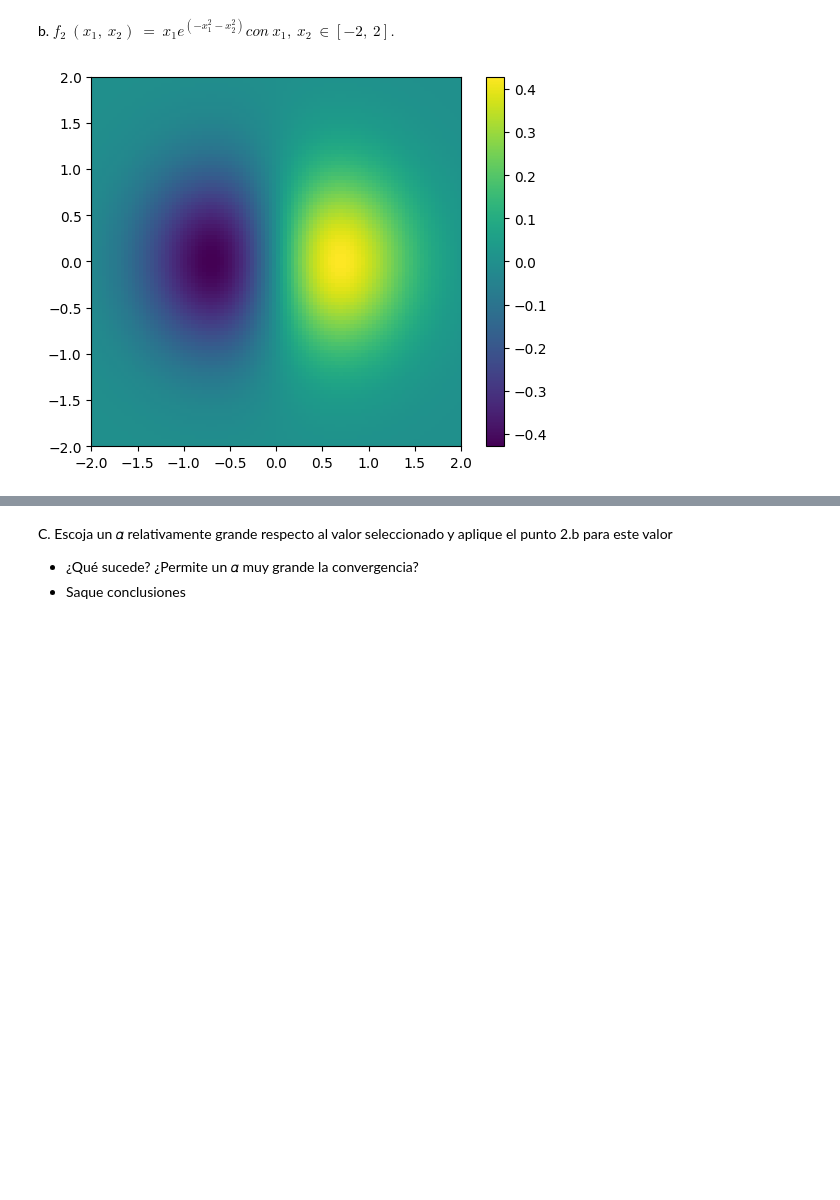
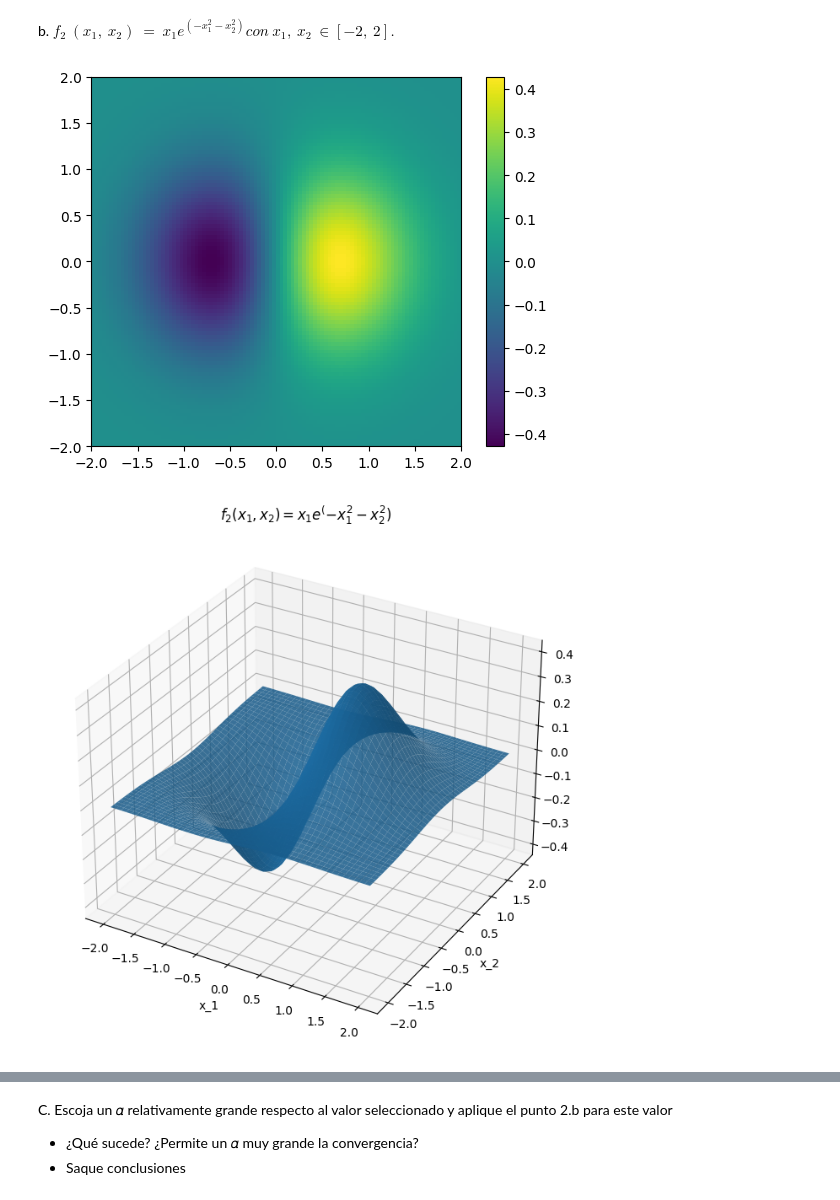
Before and after one commit to MAU143429/IA-Laboratorios, a Jupyter notebook: Laboratorio_Descenso_del_Gradiente.ipynb, the cells around one changed output, grey strips where cells are left out. Cells and saved outputs as stored; diff of their text form; code cells hidden in the pictures; blank space fills up the shorter version.

```diff
--- a/Laboratorio_Descenso_del_Gradiente.ipynb
+++ b/Laboratorio_Descenso_del_Gradiente.ipynb
@@ -28,15 +56,24 @@ b. $f_2\:\left(x_1,\:x_2\right)\:=\:x_1𝑒^{\left(−x_1^2−x_2^2\right)}con\:
 # %%
 x1 = np.linspace(-2, 2, 100)
 x2 = np.linspace(-2, 2, 100)
 X1, X2 = np.meshgrid(x1, x2)
 
 Z = X1 * np.exp(-X1**2 - X2**2)
 
 plt.imshow(Z, cmap='viridis', extent=[-2, 2, -2, 2])
 plt.colorbar()
 plt.show()
+
+x1_range = np.linspace(-2, 2)
+x2_range = np.linspace(-2, 2)
+
+def f2_function(x1: np.ndarray, x2: np.ndarray):
+  return x1 * np.exp(-x1**2 - x2**2)
+
+plot_meshgrid(f2_function, x1_range, x2_range, "$f_2(x_1,x_2) = x_1 e^(-x_1^2 - x_2^2) $")
 # %% [output]
 [figure]
+[figure, added]
 # %% [markdown]
 2. Implemente el algoritmo del descenso del gradiente, para cada función.
 
```
Also changed, not shown: parts of 12 cells of this notebook.
